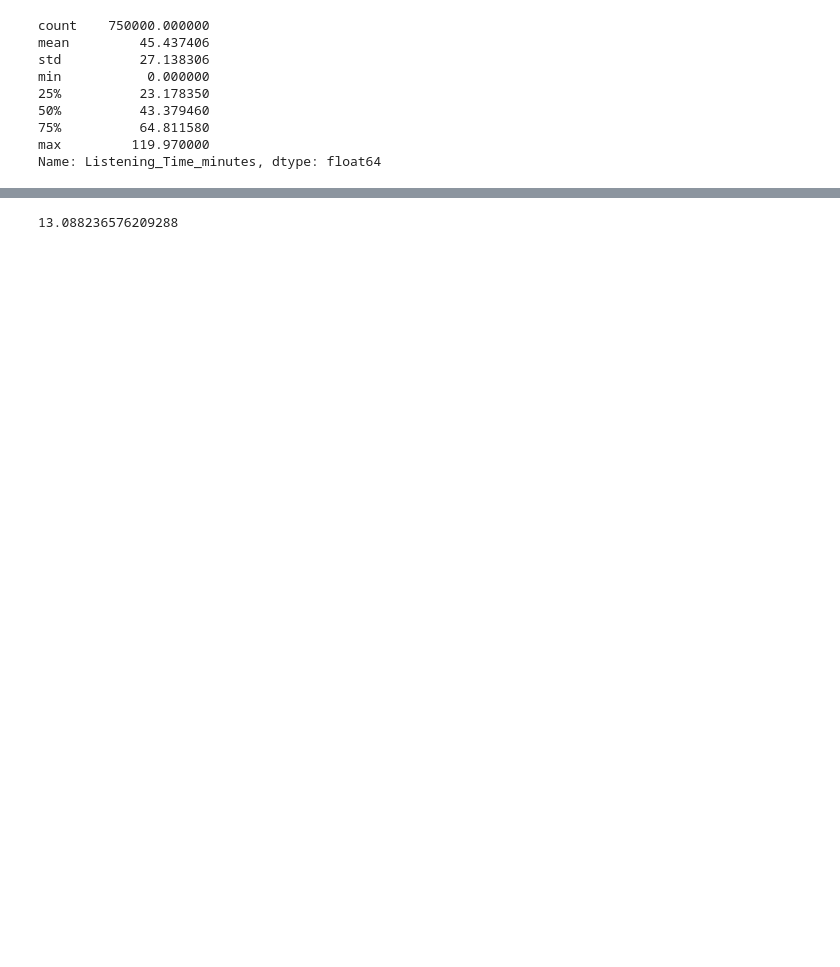
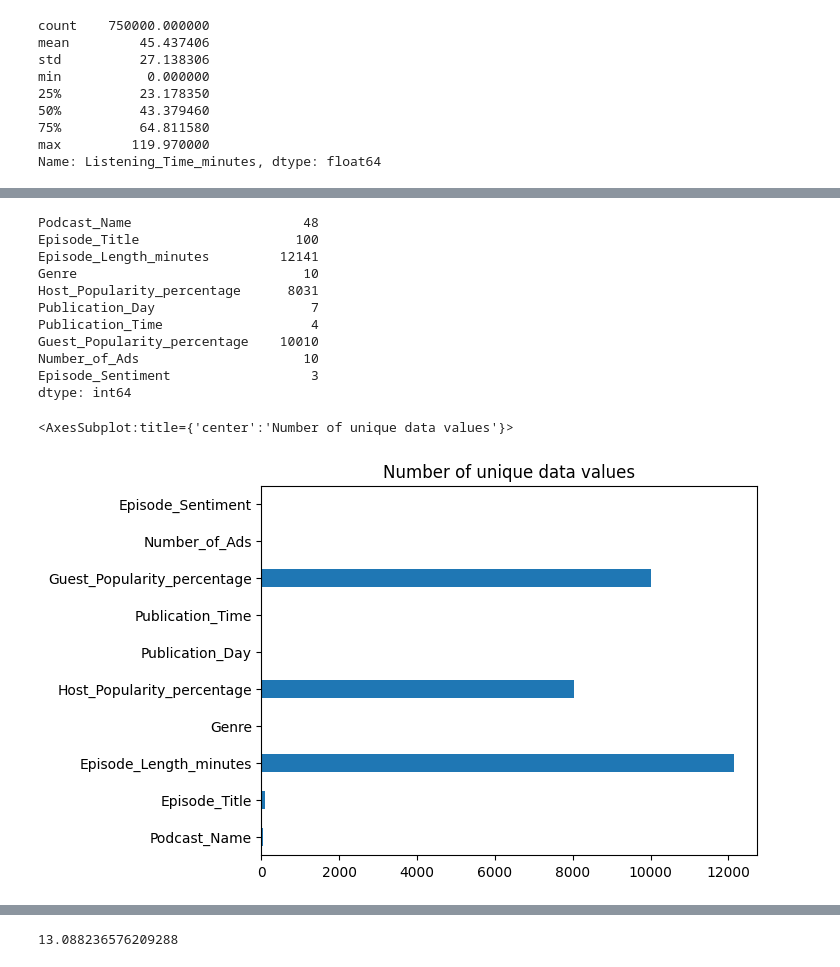
Before and after one commit to Enzo-Olivieri/Kaggle-S5-EP-4, a Jupyter notebook: listening_time_model.ipynb, the cells around one changed output, grey strips where cells are left out. Saved outputs shown, nothing was run; the diff lists cells and outputs as text; code cells hidden in the pictures; blank space fills up the shorter version.

```diff
--- a/listening_time_model.ipynb
+++ b/listening_time_model.ipynb
@@ -39,0 +56,17 @@ dtype: int64
+# %%
+print(X_train.nunique())
+X_train.nunique().plot(kind="barh", title = "Number of unique data values")
+# %% [output]
+Podcast_Name                      48
+Episode_Title                    100
+Episode_Length_minutes         12141
+Genre                             10
+Host_Popularity_percentage      8031
+Publication_Day                    7
+Publication_Time                   4
+Guest_Popularity_percentage    10010
+Number_of_Ads                     10
+Episode_Sentiment                  3
+dtype: int64
+<AxesSubplot:title={'center':'Number of unique data values'}>
+[figure, added]
```
Also changed, not shown: parts of 10 cells of this notebook.
